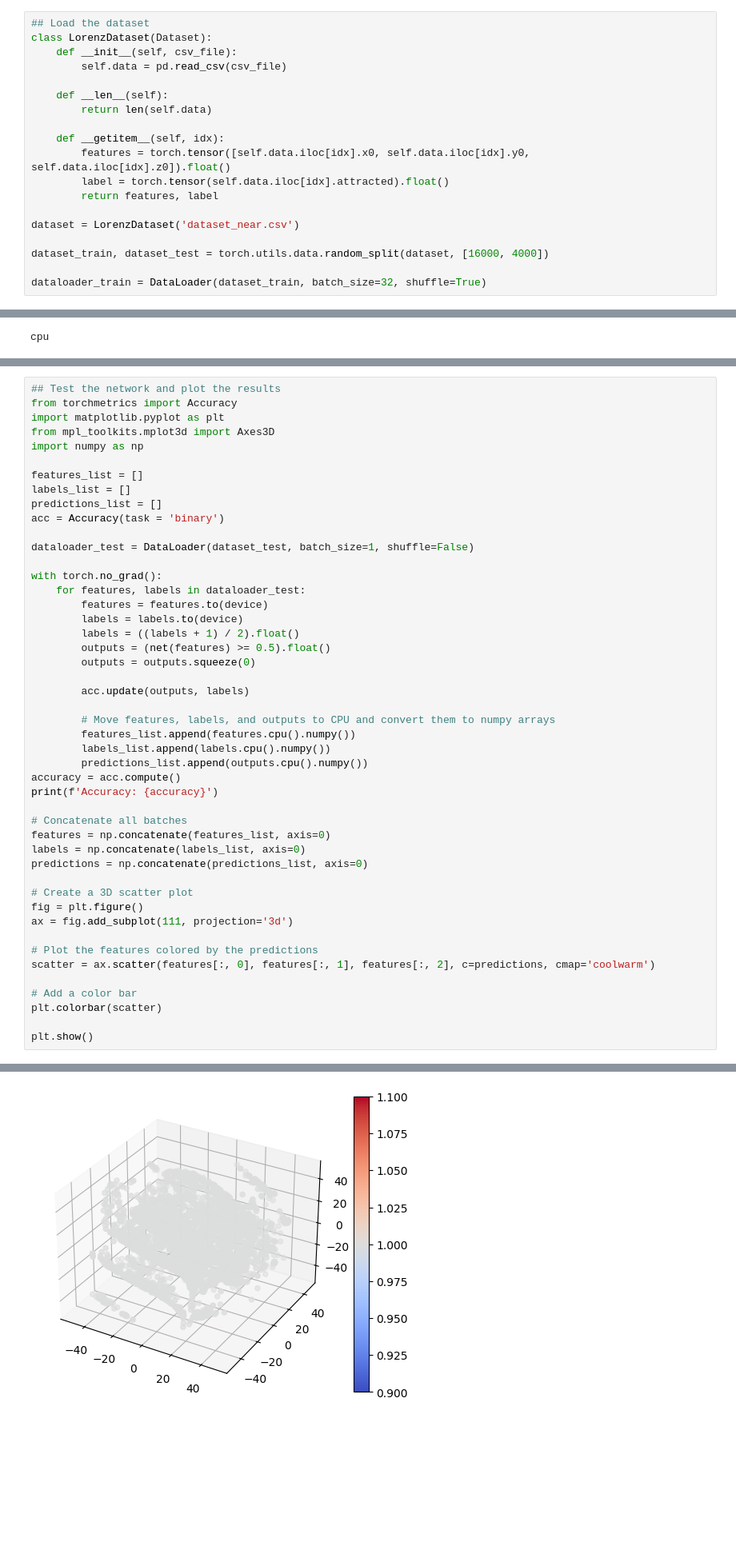
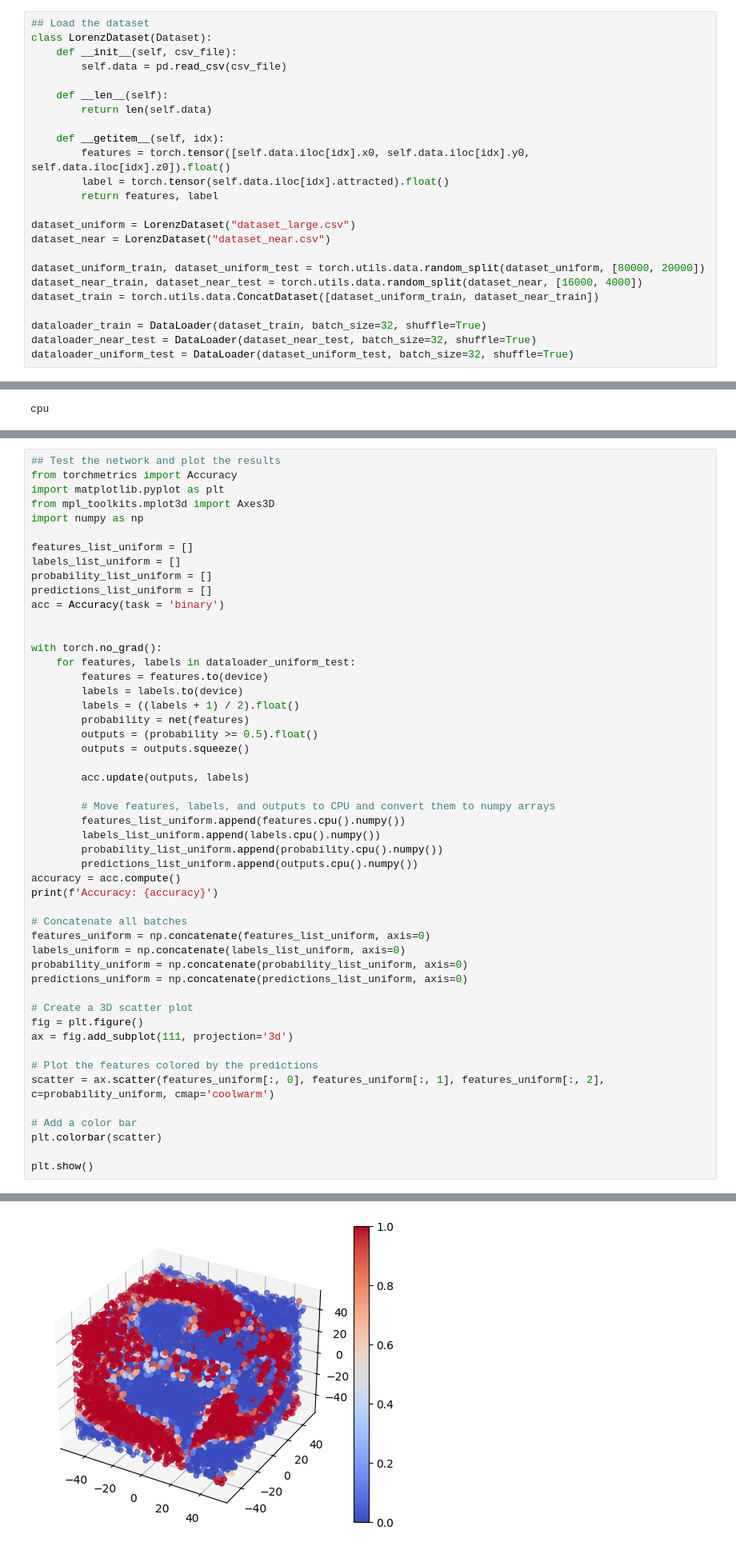
Before and after one commit to OliverChen0602/Estimate-Basin-Boundary, a Jupyter notebook: model_training.ipynb, the cells around one changed output, grey strips where cells are left out. Shown at 80% size. Saved outputs shown, nothing was run; the diff lists cells and outputs as text; blank space fills up the shorter version.

```diff
--- a/model_training.ipynb
+++ b/model_training.ipynb
@@ -24,9 +28,14 @@ class LorenzDataset(Dataset):
         label = torch.tensor(self.data.iloc[idx].attracted).float()
         return features, label
 
-dataset = LorenzDataset('dataset_near.csv')
+dataset_uniform = LorenzDataset("dataset_large.csv")
+dataset_near = LorenzDataset("dataset_near.csv")
 
-dataset_train, dataset_test = torch.utils.data.random_split(dataset, [16000, 4000])
+dataset_uniform_train, dataset_uniform_test = torch.utils.data.random_split(dataset_uniform, [80000, 20000])
+dataset_near_train, dataset_near_test = torch.utils.data.random_split(dataset_near, [16000, 4000])
+dataset_train = torch.utils.data.ConcatDataset([dataset_uniform_train, dataset_near_train])
 
 dataloader_train = DataLoader(dataset_train, batch_size=32, shuffle=True)
+dataloader_near_test = DataLoader(dataset_near_test, batch_size=32, shuffle=True)
+dataloader_uniform_test = DataLoader(dataset_uniform_test, batch_size=32, shuffle=True)
 # %%
@@ -125,41 +122,44 @@ import matplotlib.pyplot as plt
 from mpl_toolkits.mplot3d import Axes3D
 import numpy as np
 
-features_list = []
-labels_list = []
-predictions_list = []
+features_list_uniform = []
+labels_list_uniform = []
+probability_list_uniform = []
+predictions_list_uniform = []
 acc = Accuracy(task = 'binary')
 
-dataloader_test = DataLoader(dataset_test, batch_size=1, shuffle=False)
 
 with torch.no_grad():
-    for features, labels in dataloader_test:
+    for features, labels in dataloader_uniform_test:
         features = features.to(device)
         labels = labels.to(device)
         labels = ((labels + 1) / 2).float()
-        outputs = (net(features) >= 0.5).float()
-        outputs = outputs.squeeze(0)
+        probability = net(features)
+        outputs = (probability >= 0.5).float()
+        outputs = outputs.squeeze()
 
         acc.update(outputs, labels)
 
         # Move features, labels, and outputs to CPU and convert them to numpy arrays
-        features_list.append(features.cpu().numpy())
-        labels_list.append(labels.cpu().numpy())
-        predictions_list.append(outputs.cpu().numpy())
+        features_list_uniform.append(features.cpu().numpy())
+        labels_list_uniform.append(labels.cpu().numpy())
+        probability_list_uniform.append(probability.cpu().numpy())
+        predictions_list_uniform.append(outputs.cpu().numpy())
 accuracy = acc.compute()
 print(f'Accuracy: {accuracy}')
 
 # Concatenate all batches
-features = np.concatenate(features_list, axis=0)
-labels = np.concatenate(labels_list, axis=0)
-predictions = np.concatenate(predictions_list, axis=0)
+features_uniform = np.concatenate(features_list_uniform, axis=0)
+labels_uniform = np.concatenate(labels_list_uniform, axis=0)
+probability_uniform = np.concatenate(probability_list_uniform, axis=0)
+predictions_uniform = np.concatenate(predictions_list_uniform, axis=0)
 
 # Create a 3D scatter plot
 fig = plt.figure()
 ax = fig.add_subplot(111, projection='3d')
 
 # Plot the features colored by the predictions
-scatter = ax.scatter(features[:, 0], features[:, 1], features[:, 2], c=predictions, cmap='coolwarm')
+scatter = ax.scatter(features_uniform[:, 0], features_uniform[:, 1], features_uniform[:, 2], c=probability_uniform, cmap='coolwarm')
 
 # Add a color bar
 plt.colorbar(scatter)
@@ -170 +170 @@ Accuracy: 0.5024999976158142
-[figure, old version]
+[figure, new version]
```
Also changed, not shown: parts of 24 cells of this notebook, 15 other files.
